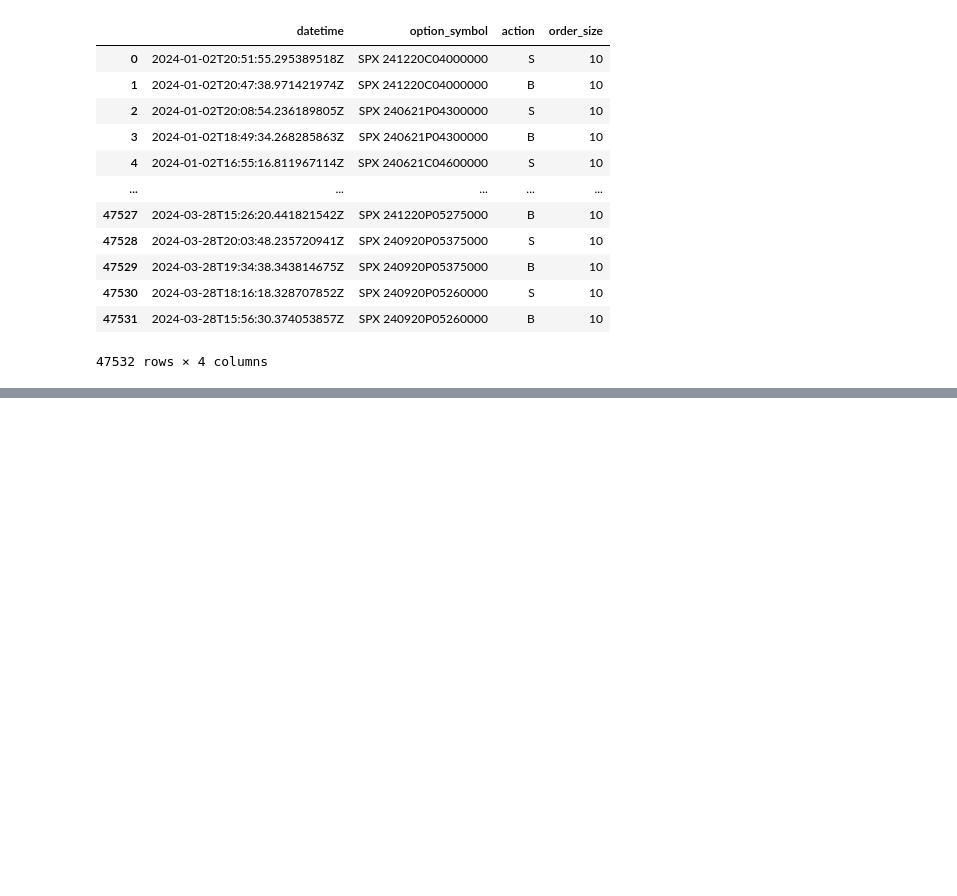
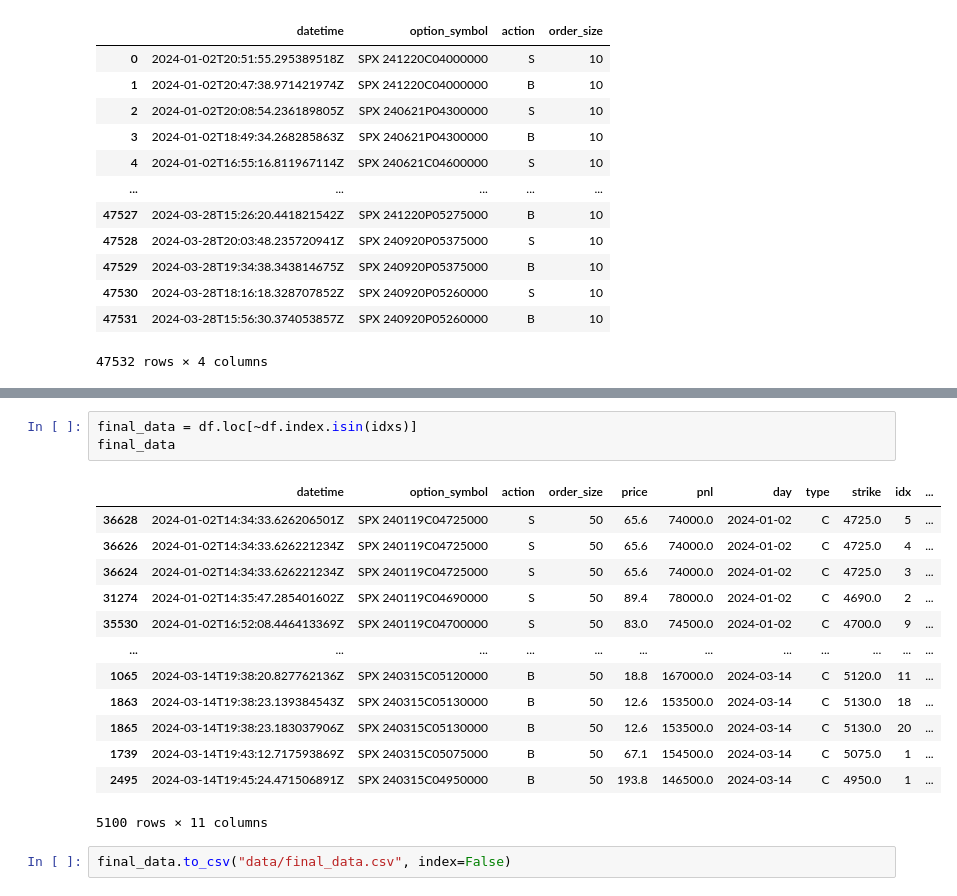
Before and after one commit to YashDVardhan/CQC-Derivatives-2024, a Jupyter notebook: tester.ipynb, the cells around one changed output, grey strips where cells are left out. Saved outputs shown, nothing was run; the diff lists cells and outputs as text; blank space fills up the shorter version.

```diff
--- a/tester.ipynb
+++ b/tester.ipynb
@@ -301,0 +373,19 @@ df
+# %%
+final_data = df.loc[~df.index.isin(idxs)]
+final_data
+# %% [output]
+|  | datetime | option_symbol | action | order_size | price | pnl | day | type | strike | idx | ... |
+| 36628 | 2024-01-02T14:34:33.626206501Z | SPX 240119C04725000 | S | 50 | 65.6 | 74000.0 | 2024-01-02 | C | 4725.0 | 5 | ... |
+| 36626 | 2024-01-02T14:34:33.626221234Z | SPX 240119C04725000 | S | 50 | 65.6 | 74000.0 | 2024-01-02 | C | 4725.0 | 4 | ... |
+| 36624 | 2024-01-02T14:34:33.626221234Z | SPX 240119C04725000 | S | 50 | 65.6 | 74000.0 | 2024-01-02 | C | 4725.0 | 3 | ... |
+| 31274 | 2024-01-02T14:35:47.285401602Z | SPX 240119C04690000 | S | 50 | 89.4 | 78000.0 | 2024-01-02 | C | 4690.0 | 2 | ... |
+| 35530 | 2024-01-02T16:52:08.446413369Z | SPX 240119C04700000 | S | 50 | 83.0 | 74500.0 | 2024-01-02 | C | 4700.0 | 9 | ... |
+| ... | ... | ... | ... | ... | ... | ... | ... | ... | ... | ... | ... |
+| 1065 | 2024-03-14T19:38:20.827762136Z | SPX 240315C05120000 | B | 50 | 18.8 | 167000.0 | 2024-03-14 | C | 5120.0 | 11 | ... |
+| 1863 | 2024-03-14T19:38:23.139384543Z | SPX 240315C05130000 | B | 50 | 12.6 | 153500.0 | 2024-03-14 | C | 5130.0 | 18 | ... |
+| 1865 | 2024-03-14T19:38:23.183037906Z | SPX 240315C05130000 | B | 50 | 12.6 | 153500.0 | 2024-03-14 | C | 5130.0 | 20 | ... |
+| 1739 | 2024-03-14T19:43:12.717593869Z | SPX 240315C05075000 | B | 50 | 67.1 | 154500.0 | 2024-03-14 | C | 5075.0 | 1 | ... |
+| 2495 | 2024-03-14T19:45:24.471506891Z | SPX 240315C04950000 | B | 50 | 193.8 | 146500.0 | 2024-03-14 | C | 4950.0 | 1 | ... |
+5100 rows × 11 columns
+# %%
+final_data.to_csv("data/final_data.csv", index=False)
```
Also changed, not shown: parts of 5 cells of this notebook, 8 other files.
